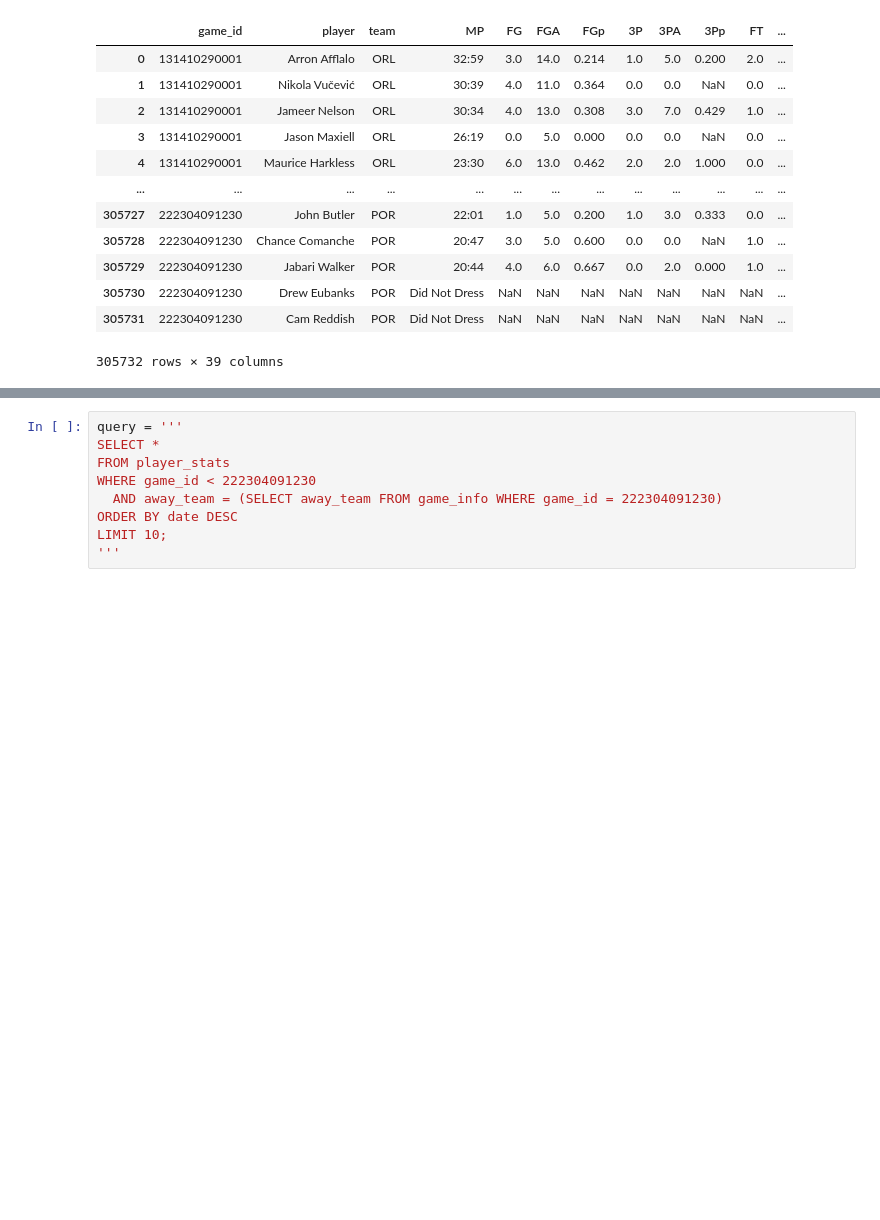
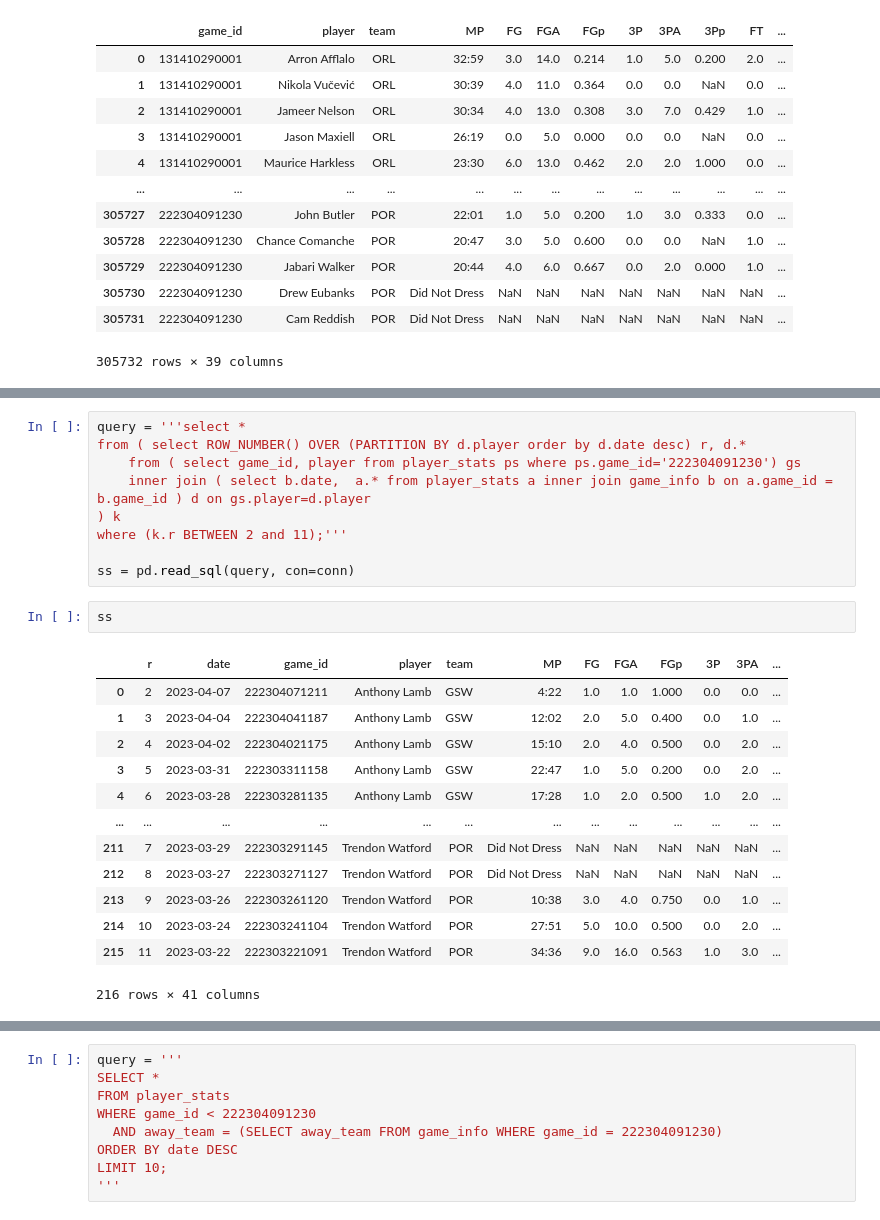
Before and after one commit to luke-lite/NBA-Prediction-Modeling, a Jupyter notebook: SQL-practice.ipynb, the cells around one changed output, grey strips where cells are left out. Drawn from its saved outputs; the diff is of its cells as text; blank space fills up the shorter version.

```diff
--- a/SQL-practice.ipynb
+++ b/SQL-practice.ipynb
@@ -64,0 +92,25 @@ player_stats_df
+# %%
+query = '''select *
+from ( select ROW_NUMBER() OVER (PARTITION BY d.player order by d.date desc) r, d.*
+    from ( select game_id, player from player_stats ps where ps.game_id='222304091230') gs
+    inner join ( select b.date,  a.* from player_stats a inner join game_info b on a.game_id = b.game_id ) d on gs.player=d.player
+) k
+where (k.r BETWEEN 2 and 11);'''
+
+ss = pd.read_sql(query, con=conn)
+# %%
+ss
+# %% [output]
+|  | r | date | game_id | player | team | MP | FG | FGA | FGp | 3P | 3PA | ... |
+| 0 | 2 | 2023-04-07 | 222304071211 | Anthony Lamb | GSW | 4:22 | 1.0 | 1.0 | 1.000 | 0.0 | 0.0 | ... |
+| 1 | 3 | 2023-04-04 | 222304041187 | Anthony Lamb | GSW | 12:02 | 2.0 | 5.0 | 0.400 | 0.0 | 1.0 | ... |
+| 2 | 4 | 2023-04-02 | 222304021175 | Anthony Lamb | GSW | 15:10 | 2.0 | 4.0 | 0.500 | 0.0 | 2.0 | ... |
+| 3 | 5 | 2023-03-31 | 222303311158 | Anthony Lamb | GSW | 22:47 | 1.0 | 5.0 | 0.200 | 0.0 | 2.0 | ... |
+| 4 | 6 | 2023-03-28 | 222303281135 | Anthony Lamb | GSW | 17:28 | 1.0 | 2.0 | 0.500 | 1.0 | 2.0 | ... |
+| ... | ... | ... | ... | ... | ... | ... | ... | ... | ... | ... | ... | ... |
+| 211 | 7 | 2023-03-29 | 222303291145 | Trendon Watford | POR | Did Not Dress | NaN | NaN | NaN | NaN | NaN | ... |
+| 212 | 8 | 2023-03-27 | 222303271127 | Trendon Watford | POR | Did Not Dress | NaN | NaN | NaN | NaN | NaN | ... |
+| 213 | 9 | 2023-03-26 | 222303261120 | Trendon Watford | POR | 10:38 | 3.0 | 4.0 | 0.750 | 0.0 | 1.0 | ... |
+| 214 | 10 | 2023-03-24 | 222303241104 | Trendon Watford | POR | 27:51 | 5.0 | 10.0 | 0.500 | 0.0 | 2.0 | ... |
+| 215 | 11 | 2023-03-22 | 222303221091 | Trendon Watford | POR | 34:36 | 9.0 | 16.0 | 0.563 | 1.0 | 3.0 | ... |
+216 rows × 41 columns
```
Also changed, not shown: parts of 8 cells of this notebook, 2 other files.
